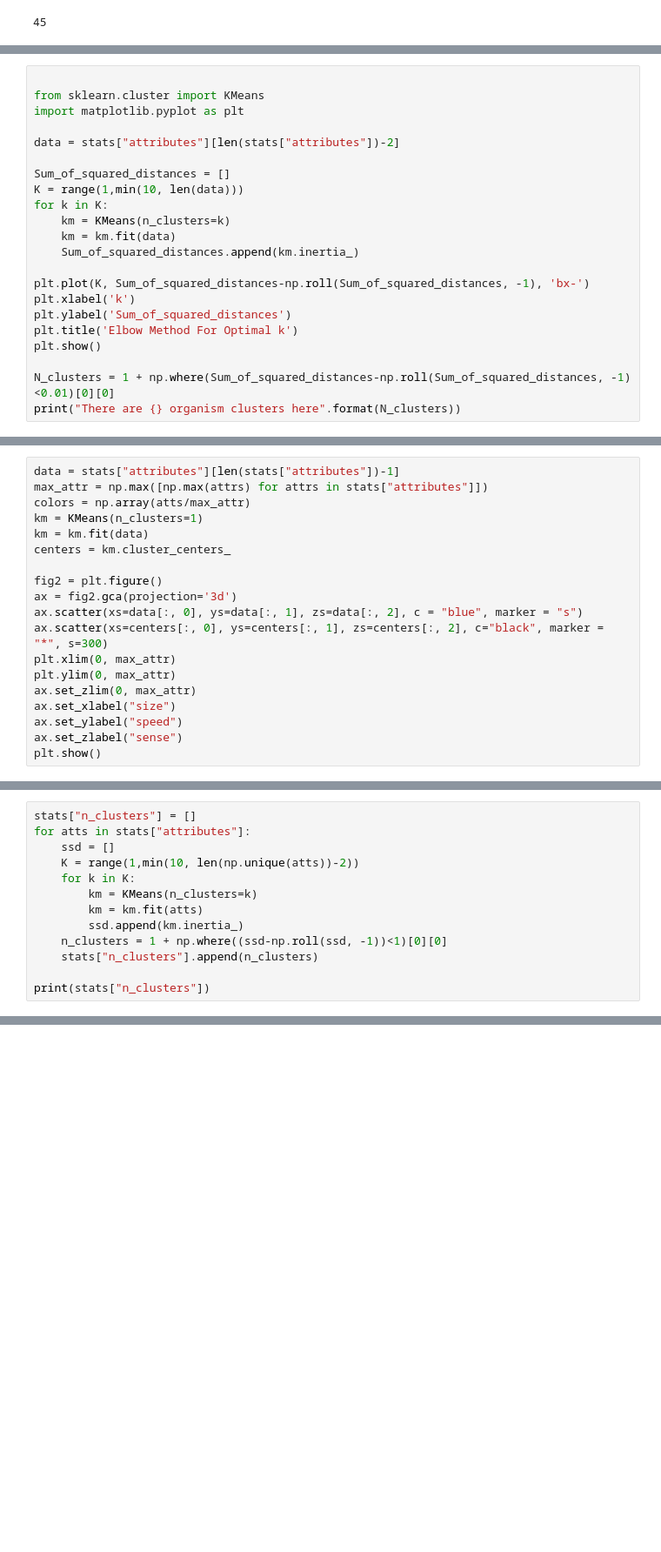
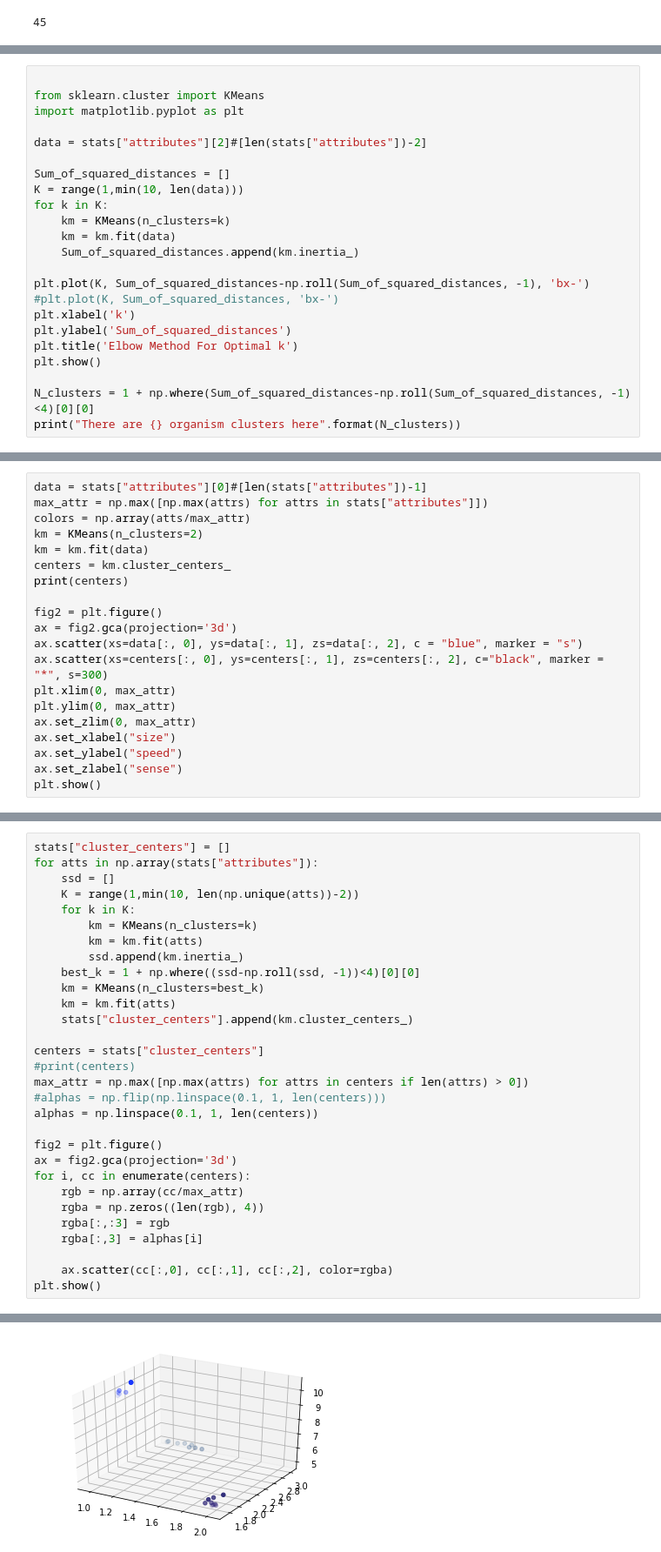
Before and after one commit to hottens/ModelingSimulation, a Jupyter notebook: organisms and simulation.ipynb, the cells around one changed output, grey strips where cells are left out. Shown at 87% size. Drawn from its saved outputs; the diff is of its cells as text; blank space fills up the shorter version.

```diff
--- a/organisms and simulation.ipynb
+++ b/organisms and simulation.ipynb
@@ -475,7 +495,7 @@ IndexError: too many indices for array
 from sklearn.cluster import KMeans
 import matplotlib.pyplot as plt
 
-data = stats["attributes"][len(stats["attributes"])-2]
+data = stats["attributes"][2]#[len(stats["attributes"])-2]
 
 Sum_of_squared_distances = []
 K = range(1,min(10, len(data)))
@@ -485,11 +505,12 @@ for k in K:
     Sum_of_squared_distances.append(km.inertia_)
 
 plt.plot(K, Sum_of_squared_distances-np.roll(Sum_of_squared_distances, -1), 'bx-')
+#plt.plot(K, Sum_of_squared_distances, 'bx-')
 plt.xlabel('k')
 plt.ylabel('Sum_of_squared_distances')
 plt.title('Elbow Method For Optimal k')
 plt.show()
 
-N_clusters = 1 + np.where(Sum_of_squared_distances-np.roll(Sum_of_squared_distances, -1)<0.01)[0][0]
+N_clusters = 1 + np.where(Sum_of_squared_distances-np.roll(Sum_of_squared_distances, -1)<4)[0][0]
 print("There are {} organism clusters here".format(N_clusters))
 # %% [output]
@@ -497,11 +518,12 @@ print("There are {} organism clusters here".format(N_clusters))
 There are 2 organism clusters here
 # %%
-data = stats["attributes"][len(stats["attributes"])-1]
+data = stats["attributes"][0]#[len(stats["attributes"])-1]
 max_attr = np.max([np.max(attrs) for attrs in stats["attributes"]])
 colors = np.array(atts/max_attr)
-km = KMeans(n_clusters=1)
+km = KMeans(n_clusters=2)
 km = km.fit(data)
 centers = km.cluster_centers_
+print(centers)
 
 fig2 = plt.figure()
 ax = fig2.gca(projection='3d')
@@ -519,14 +543,31 @@ plt.show()
 # %%
-stats["n_clusters"] = []
-for atts in stats["attributes"]:
+stats["cluster_centers"] = []
+for atts in np.array(stats["attributes"]):
     ssd = []
     K = range(1,min(10, len(np.unique(atts))-2))
     for k in K:
         km = KMeans(n_clusters=k)
         km = km.fit(atts)
         ssd.append(km.inertia_)
-    n_clusters = 1 + np.where((ssd-np.roll(ssd, -1))<1)[0][0]
-    stats["n_clusters"].append(n_clusters)
+    best_k = 1 + np.where((ssd-np.roll(ssd, -1))<4)[0][0]
+    km = KMeans(n_clusters=best_k)
+    km = km.fit(atts)
+    stats["cluster_centers"].append(km.cluster_centers_)
 
-print(stats["n_clusters"])
+centers = stats["cluster_centers"]
+#print(centers)
+max_attr = np.max([np.max(attrs) for attrs in centers if len(attrs) > 0])
+#alphas = np.flip(np.linspace(0.1, 1, len(centers)))
+alphas = np.linspace(0.1, 1, len(centers))
+
+fig2 = plt.figure()
+ax = fig2.gca(projection='3d')
+for i, cc in enumerate(centers):
+    rgb = np.array(cc/max_attr)
+    rgba = np.zeros((len(rgb), 4))
+    rgba[:,:3] = rgb
+    rgba[:,3] = alphas[i]
+
+    ax.scatter(cc[:,0], cc[:,1], cc[:,2], color=rgba)
+plt.show()
 # %% [output]
@@ -533,0 +574 @@ IndexError: index 0 is out of bounds for axis 0 with size 0
+[figure, added]
```
Also changed, not shown: parts of 9 cells of this notebook, 2 other files.
